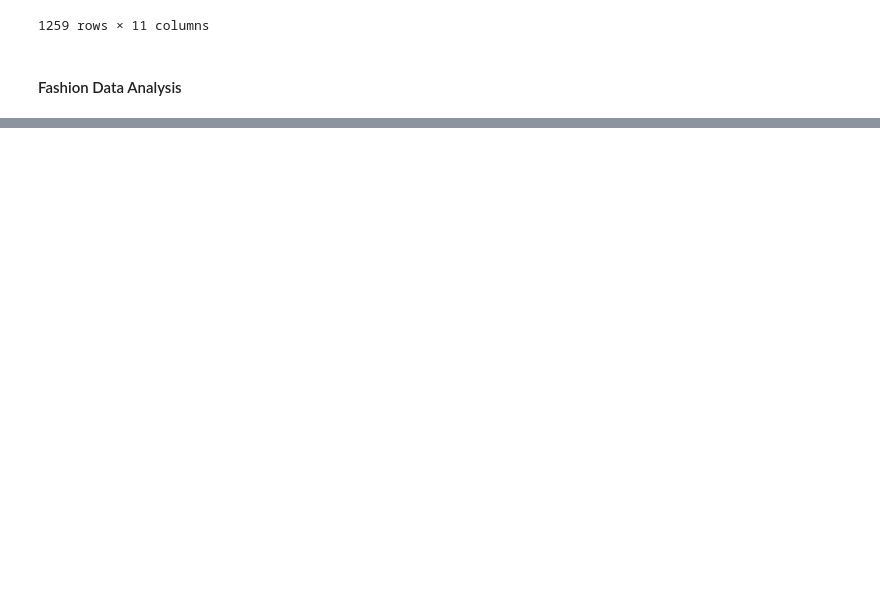
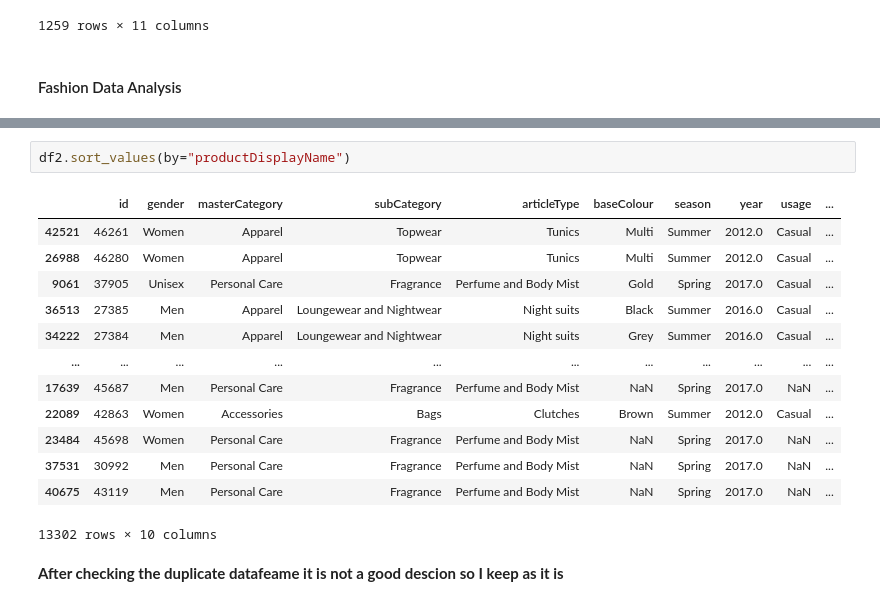
Before and after one commit to HussainPythonista/Movie-Product-Recommendation-System, a Jupyter notebook: Data_Cleaning/Cleaning_Combining_Datasets.ipynb, the cells around one changed output, grey strips where cells are left out. Drawn from its saved outputs; the diff is of its cells as text; blank space fills up the shorter version.

```diff
--- a/Data_Cleaning/Cleaning_Combining_Datasets.ipynb
+++ b/Data_Cleaning/Cleaning_Combining_Datasets.ipynb
@@ -388,0 +673,18 @@ fashion_data
+# %%
+df2.sort_values(by="productDisplayName")
+# %% [output]
+|  | id | gender | masterCategory | subCategory | articleType | baseColour | season | year | usage | ... |
+| 42521 | 46261 | Women | Apparel | Topwear | Tunics | Multi | Summer | 2012.0 | Casual | ... |
+| 26988 | 46280 | Women | Apparel | Topwear | Tunics | Multi | Summer | 2012.0 | Casual | ... |
+| 9061 | 37905 | Unisex | Personal Care | Fragrance | Perfume and Body Mist | Gold | Spring | 2017.0 | Casual | ... |
+| 36513 | 27385 | Men | Apparel | Loungewear and Nightwear | Night suits | Black | Summer | 2016.0 | Casual | ... |
+| 34222 | 27384 | Men | Apparel | Loungewear and Nightwear | Night suits | Grey | Summer | 2016.0 | Casual | ... |
+| ... | ... | ... | ... | ... | ... | ... | ... | ... | ... | ... |
+| 17639 | 45687 | Men | Personal Care | Fragrance | Perfume and Body Mist | NaN | Spring | 2017.0 | NaN | ... |
+| 22089 | 42863 | Women | Accessories | Bags | Clutches | Brown | Summer | 2012.0 | Casual | ... |
+| 23484 | 45698 | Women | Personal Care | Fragrance | Perfume and Body Mist | NaN | Spring | 2017.0 | NaN | ... |
+| 37531 | 30992 | Men | Personal Care | Fragrance | Perfume and Body Mist | NaN | Spring | 2017.0 | NaN | ... |
+| 40675 | 43119 | Men | Personal Care | Fragrance | Perfume and Body Mist | NaN | Spring | 2017.0 | NaN | ... |
+13302 rows × 10 columns
+# %% [markdown]
+**After checking the duplicate datafeame it is not a good descion so I keep as it is**
```
Also changed, not shown: parts of 98 cells of this notebook.
